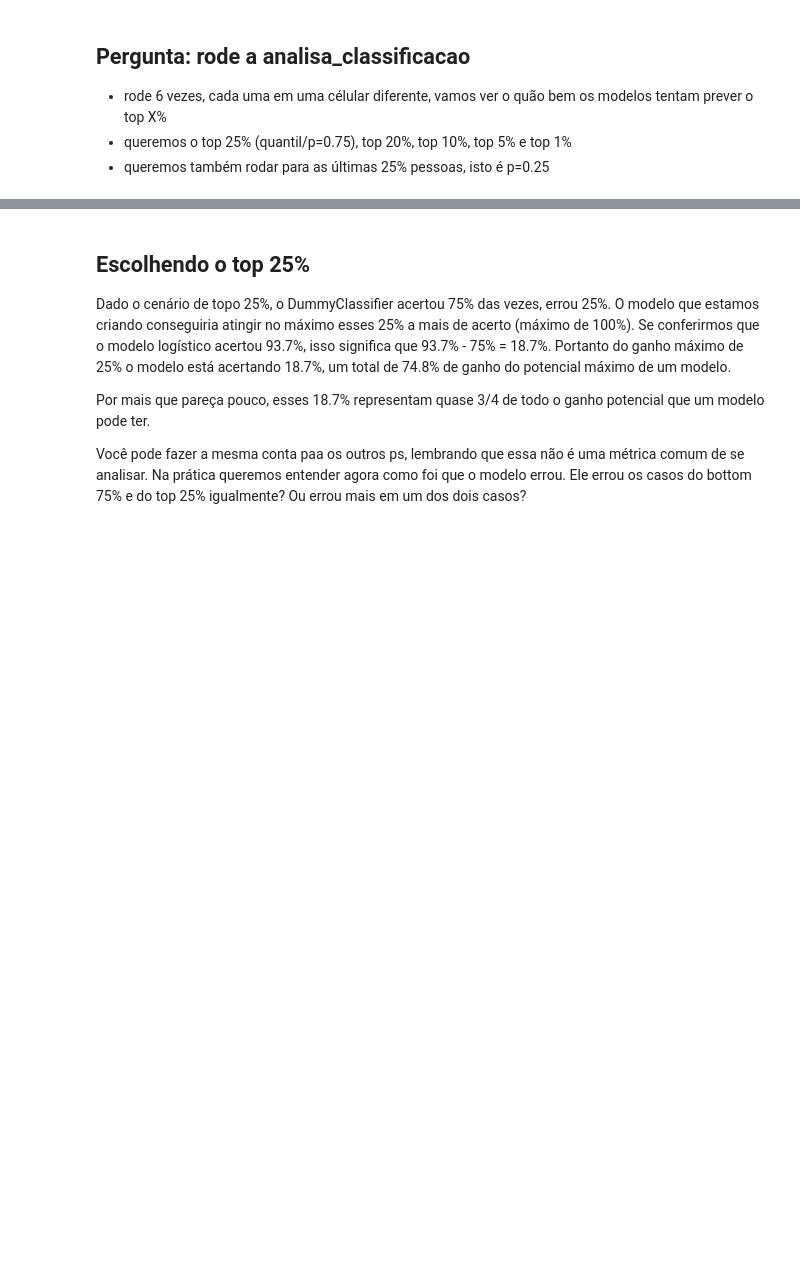
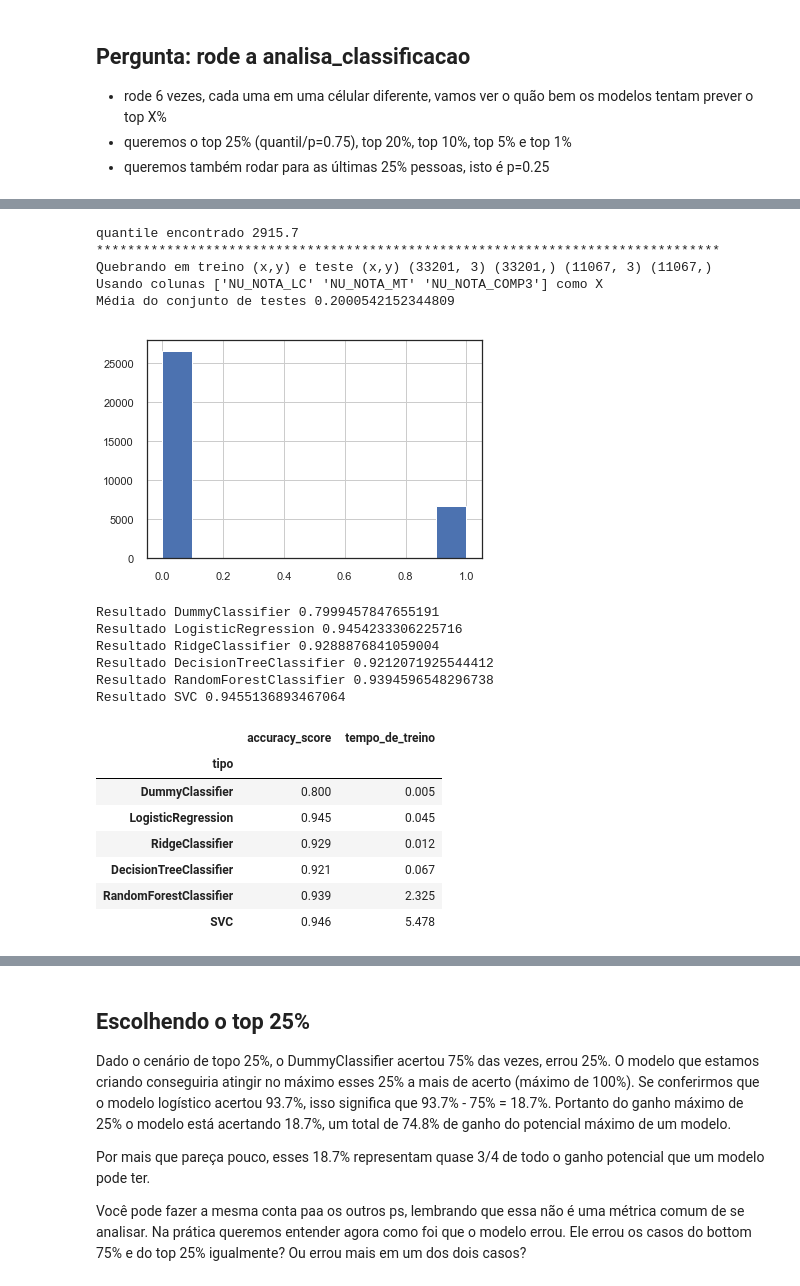
Before and after one commit to IgorNascAlves/Forma-o_Machine_Learning_Projeto_Alura, a Jupyter notebook: Formação_Machine_Learning_Projeto_Alura.ipynb, the cells around one changed output, grey strips where cells are left out. Saved outputs shown, nothing was run; the diff lists cells and outputs as text; code cells hidden in the pictures; blank space fills up the shorter version.

```diff
--- a/Formação_Machine_Learning_Projeto_Alura.ipynb
+++ b/Formação_Machine_Learning_Projeto_Alura.ipynb
@@ -975,8 +1011,30 @@ notas[["accuracy_score", "tempo_de_treino"]]
 # %%
 # solução top 20%
 
 # rode a analisa_classificacao e armazene test_x, test_y e notas
+_, _, notas = analisa_classificacao(enem_eda, 0.80)
 notas[["accuracy_score", "tempo_de_treino"]]
+# %% [output]
+quantile encontrado 2915.7
+********************************************************************************
+Quebrando em treino (x,y) e teste (x,y) (33201, 3) (33201,) (11067, 3) (11067,)
+Usando colunas ['NU_NOTA_LC' 'NU_NOTA_MT' 'NU_NOTA_COMP3'] como X
+Média do conjunto de testes 0.2000542152344809
+[figure, added]
+Resultado DummyClassifier 0.7999457847655191
+Resultado LogisticRegression 0.9454233306225716
+Resultado RidgeClassifier 0.9288876841059004
+Resultado DecisionTreeClassifier 0.9212071925544412
+Resultado RandomForestClassifier 0.9394596548296738
+Resultado SVC 0.9455136893467064
+|  | accuracy_score | tempo_de_treino |
+| tipo |  |  |
+| DummyClassifier | 0.800 | 0.005 |
+| LogisticRegression | 0.945 | 0.045 |
+| RidgeClassifier | 0.929 | 0.012 |
+| DecisionTreeClassifier | 0.921 | 0.067 |
+| RandomForestClassifier | 0.939 | 2.325 |
+| SVC | 0.946 | 5.478 |
 # %%
 # solução top 10%
 
```
Also changed, not shown: parts of 15 cells of this notebook.
